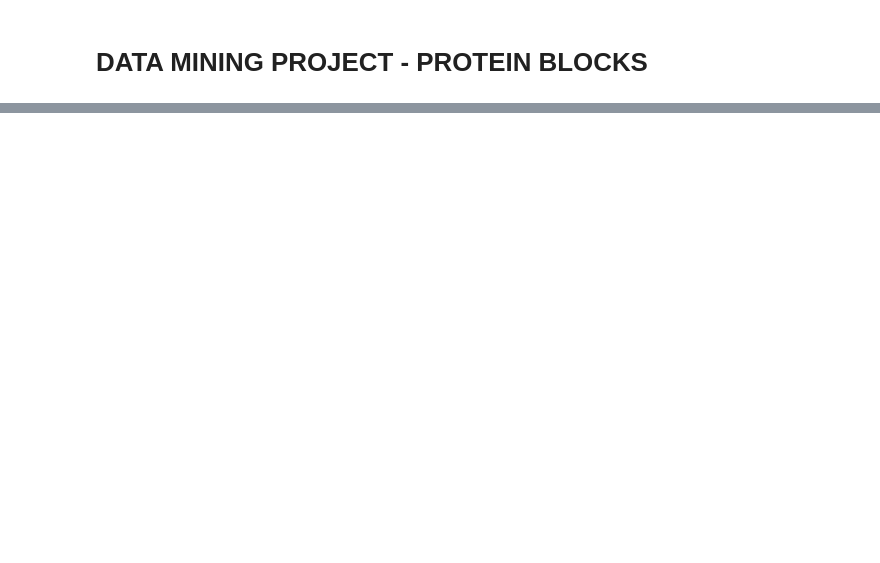
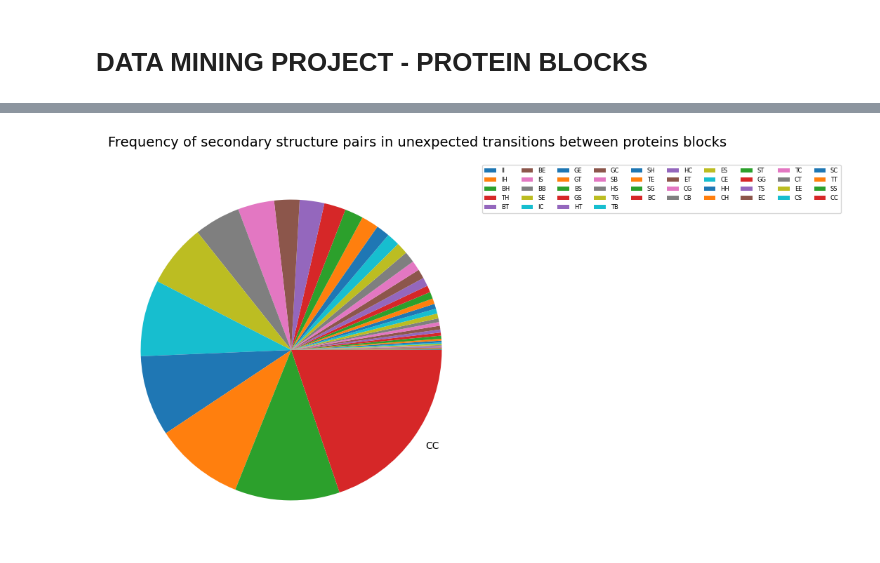
Before and after one commit to djurdjam02/DataMiningProject, a Jupyter notebook: project.ipynb, the cells around one changed output, grey strips where cells are left out. Cells and saved outputs as stored; diff of their text form; code cells hidden in the pictures; blank space fills up the shorter version.

```diff
--- a/project.ipynb
+++ b/project.ipynb
@@ -158,0 +131,3 @@ plt.show()
+# %%
+df_s2, _ = filter_data_set(df, list(('Protein_number', 'PB1', 'PB2', 'expected_frequency', 'AA1', 'AA2')), 'S2_1-S2_2')
+df_s2
@@ -158,0 +152,4 @@ plt.show()
+# %%
+visualize_frequency(df_s2, 'secondary structure')
+# %% [output]
+[figure, added]
```
Also changed, not shown: parts of 39 cells of this notebook.
